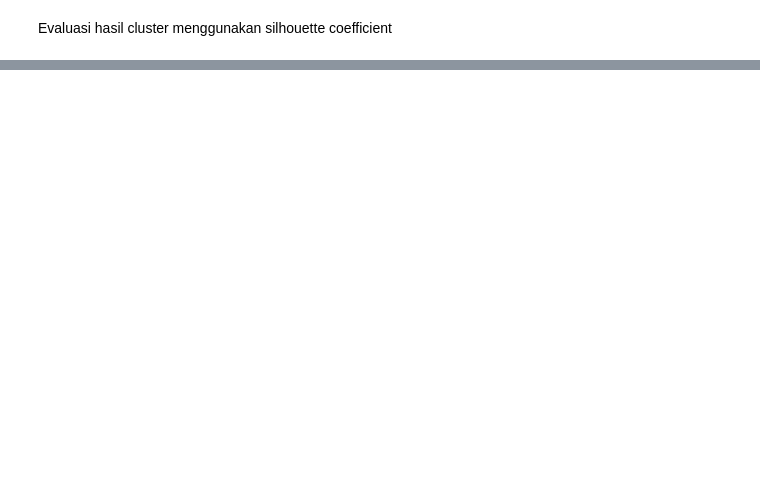
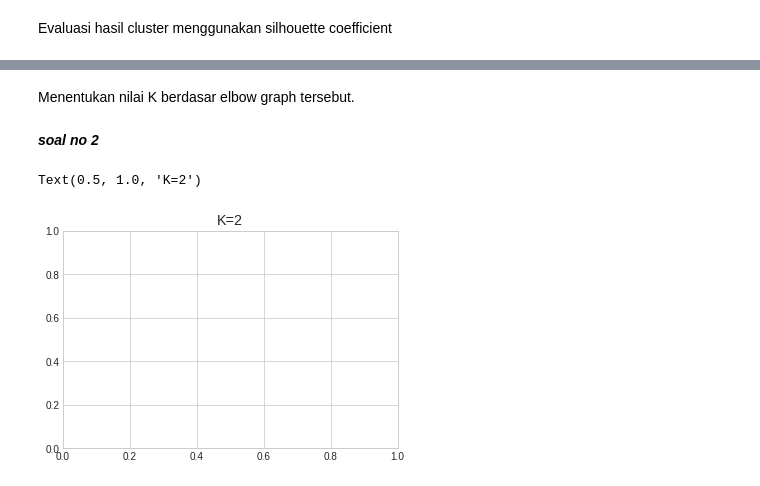
Before and after one commit to melliaafs/Machine-Learning-1, a Jupyter notebook: K_Means_Clustering.ipynb, the cells around one changed output, grey strips where cells are left out. Drawn from its saved outputs; the diff is of its cells as text; code cells hidden in the pictures; blank space fills up the shorter version.

```diff
--- a/K_Means_Clustering.ipynb
+++ b/K_Means_Clustering.ipynb
@@ -153,0 +257,19 @@ silhouette_score(X, labels)
+# %% [markdown]
+Menentukan nilai K berdasar elbow graph tersebut.
+# %% [markdown]
+***soal no 2***
+# %%
+y_pred = KMeans(n_clusters=2).fit_predict(X)
+plt.plot
+
+LABEL_COLOR_MAP ={0 : 'r',
+                  1 : 'g',
+                  2 : 'b'
+                  }
+label_color = [LABEL_COLOR_MAP[1] for 1 in y_pred]
+plt.scatter(features[1], features[2], c=label_color)
+plt.title("K=2")
+plt.show()
+# %% [output]
+Text(0.5, 1.0, 'K=2')
+[figure, added]
```
Also changed, not shown: parts of 24 cells of this notebook.
